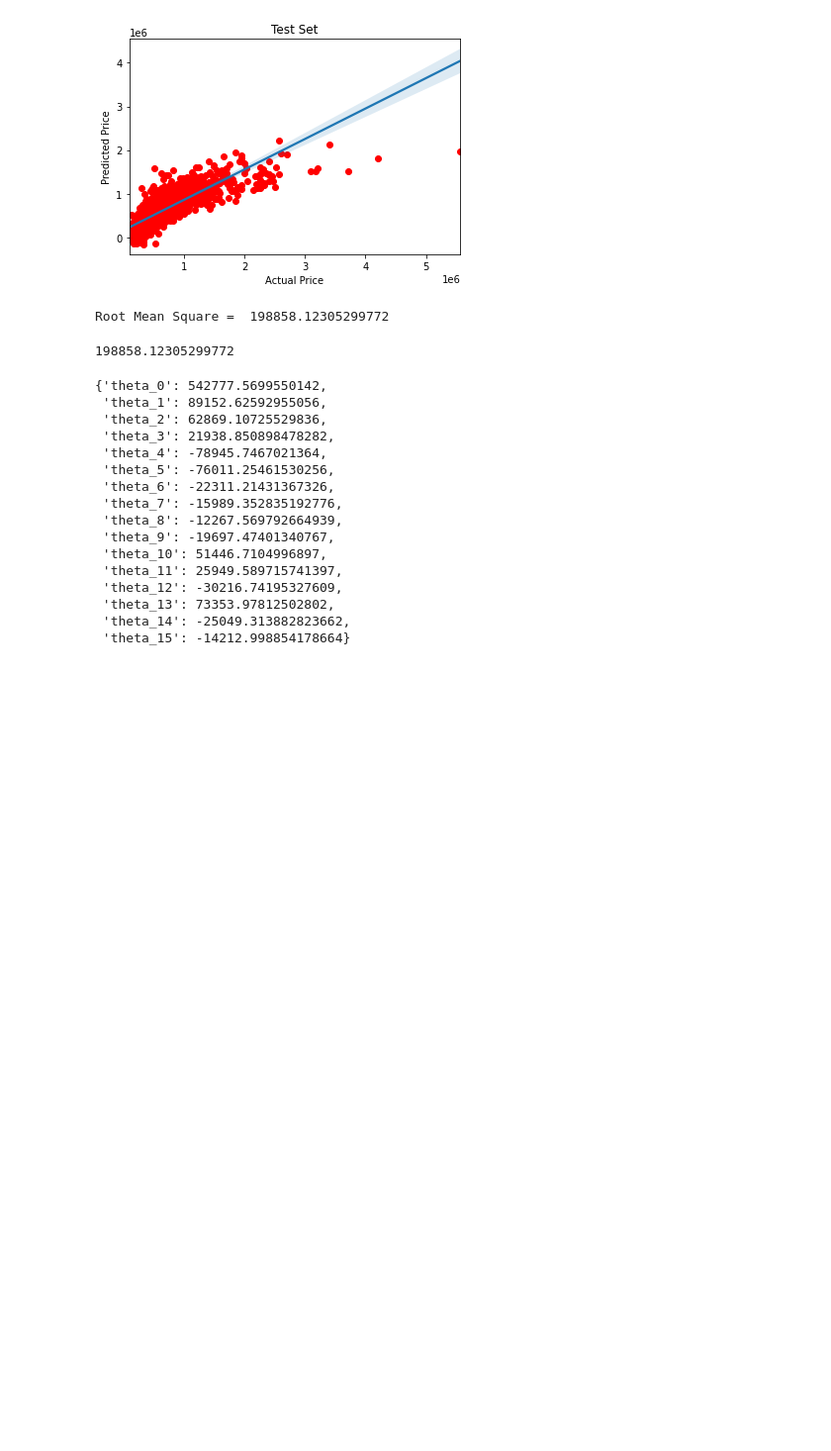
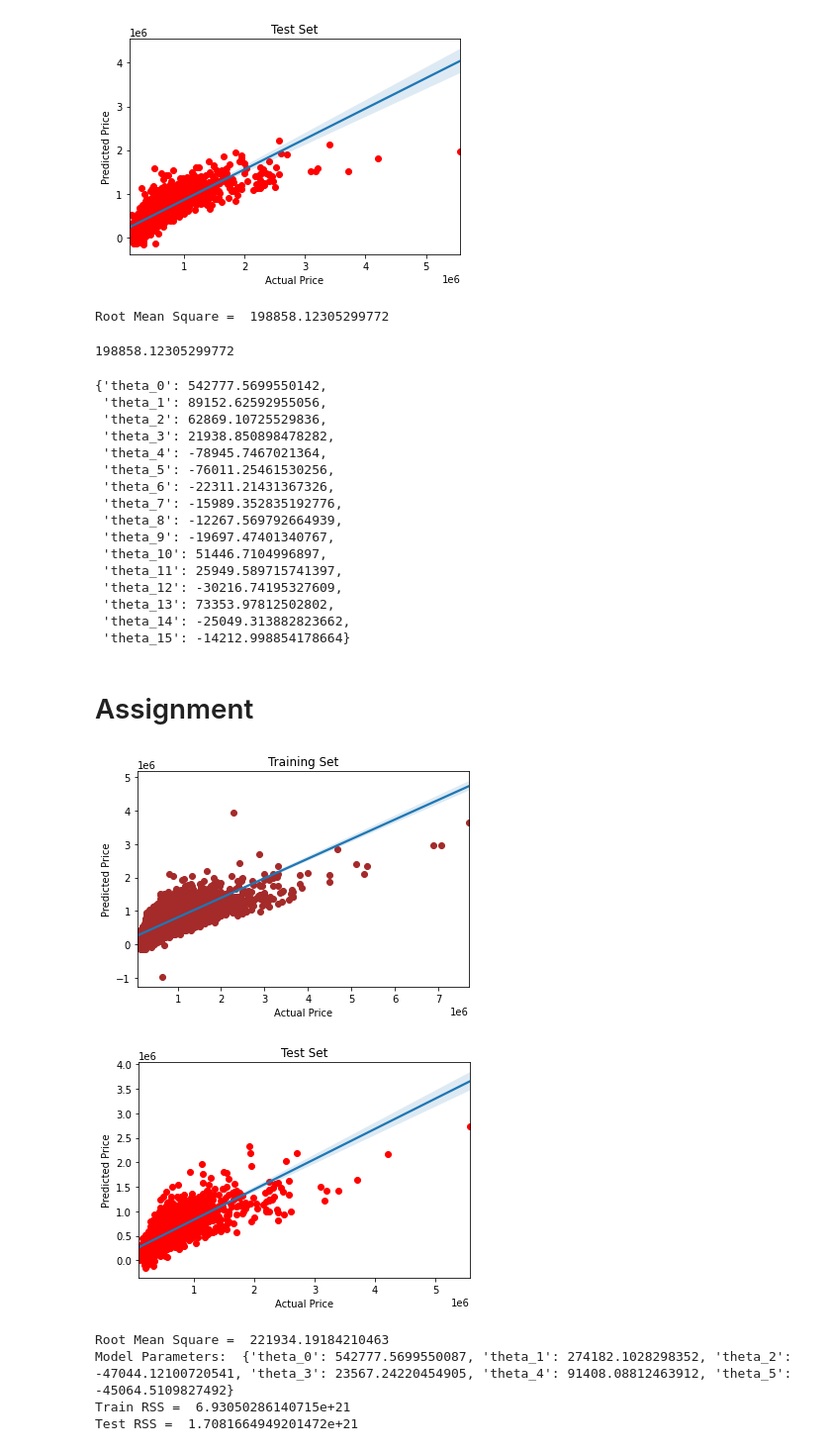
Before and after one commit to sivasthigan1999/Machine-learning-specialization, a Jupyter notebook: Multiple_Regression_Gradient_Descent_ScikitLearn.ipynb, the cells around one changed output. Shown at 99% size. Drawn from its saved outputs; the diff is of its cells as text; code cells hidden in the pictures; blank space fills up the shorter version.

```diff
--- a/Multiple_Regression_Gradient_Descent_ScikitLearn.ipynb
+++ b/Multiple_Regression_Gradient_Descent_ScikitLearn.ipynb
@@ -240,3 +240,22 @@ pipeline['Regression_Model'].get_params()
  'theta_13': 73353.97812502802,
  'theta_14': -25049.313882823662,
  'theta_15': -14212.998854178664}
+# %% [markdown]
+# Assignment
+# %%
+model_1_features = ['sqft_living', 'bedrooms', 'bathrooms', 'lat', 'long']
+numerical_preprocessor = Pipeline([('num_standard', StandardScaler())])
+data_preprocessor_one = ColumnTransformer([('numerical_preprocessor', numerical_preprocessor, model_1_features)])
+pipeline_1 = Pipeline(steps=[('data_preprocessor', data_preprocessor_one),
+                           ('Regression_Model', GD_Regression())])
+pipeline_prediction_plot(model_1_features, label, pipeline_1)
+print('Model Parameters: ', pipeline_1['Regression_Model'].get_params())
+print('Train RSS = ', pipeline_1['Regression_Model'].get_RSS(train_set[model_1_features], train_set[label]))
+print('Test RSS = ', pipeline_1['Regression_Model'].get_RSS(test_set[model_1_features], test_set[label]))
+# %% [output]
+[figure, added]
+[figure, added]
+Root Mean Square =  221934.19184210463
+Model Parameters:  {'theta_0': 542777.5699550087, 'theta_1': 274182.1028298352, 'theta_2': -47044.12100720541, 'theta_3': 23567.24220454905, 'theta_4': 91408.08812463912, 'theta_5': -45064.5109827492}
+Train RSS =  6.93050286140715e+21
+Test RSS =  1.7081664949201472e+21
```
